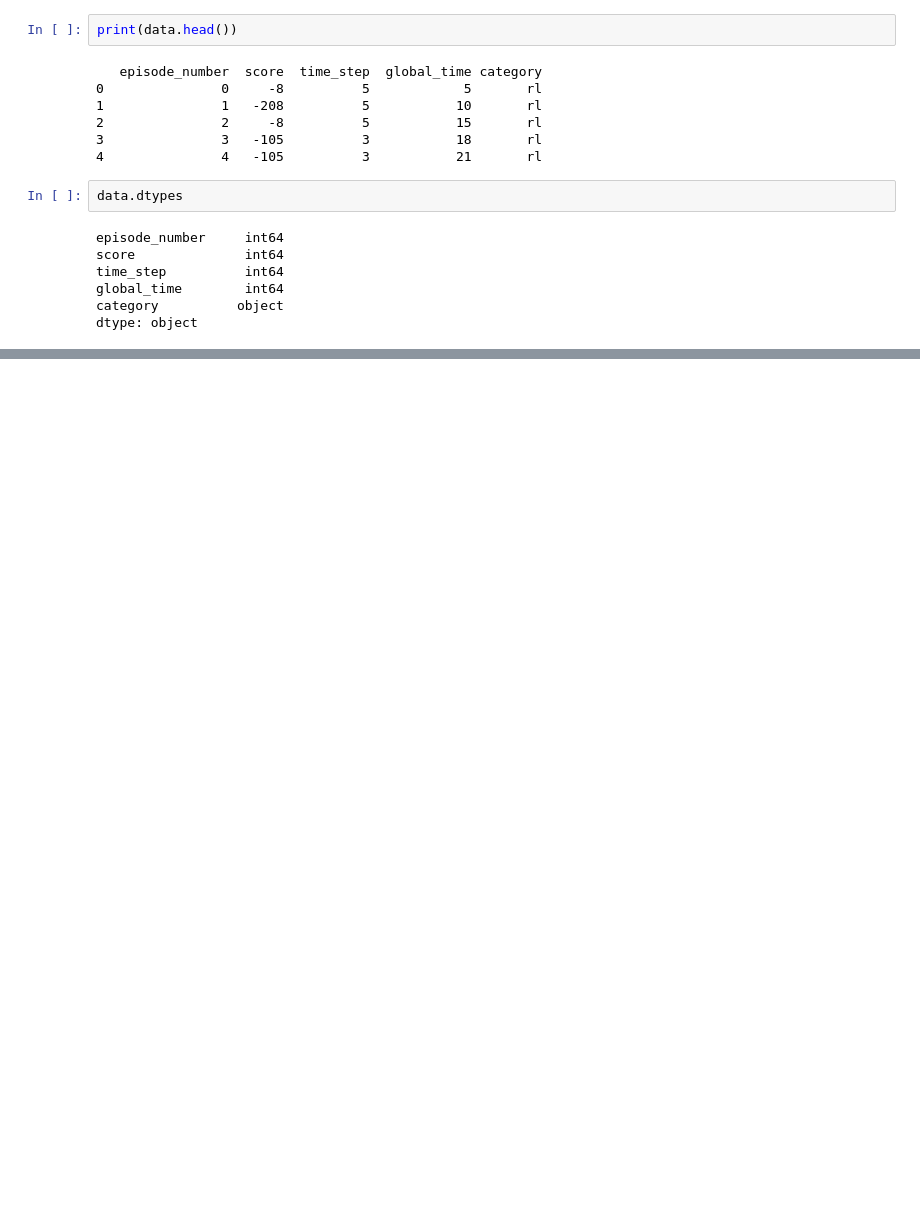
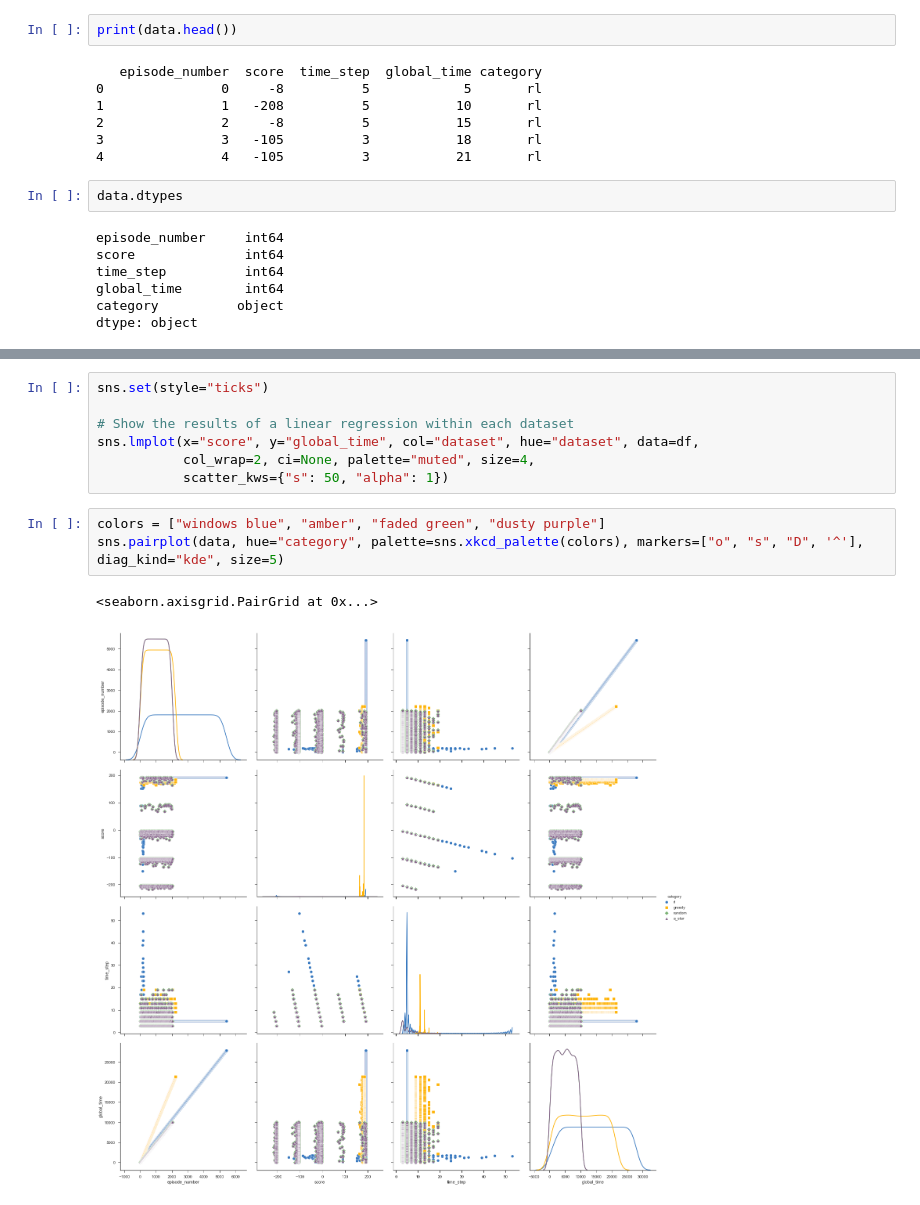
Before and after one commit to jason-jz-zhu/Data-Analysis-and-Viz-for-RL, a Jupyter notebook: Data Viz for Compare Category.ipynb, the cells around one changed output, grey strips where cells are left out. Cells and saved outputs as stored; diff of their text form; blank space fills up the shorter version.

```diff
--- a/Data Viz for Compare Category.ipynb
+++ b/Data Viz for Compare Category.ipynb
@@ -56,0 +121,13 @@ plt.show()
+# %%
+sns.set(style="ticks")
+
+# Show the results of a linear regression within each dataset
+sns.lmplot(x="score", y="global_time", col="dataset", hue="dataset", data=df,
+           col_wrap=2, ci=None, palette="muted", size=4,
+           scatter_kws={"s": 50, "alpha": 1})
+# %%
+colors = ["windows blue", "amber", "faded green", "dusty purple"]
+sns.pairplot(data, hue="category", palette=sns.xkcd_palette(colors), markers=["o", "s", "D", '^'], diag_kind="kde", size=5)
+# %% [output]
+<seaborn.axisgrid.PairGrid at 0x...>
+[figure, added]
```
Also changed, not shown: parts of 13 cells of this notebook, 1 other file.
